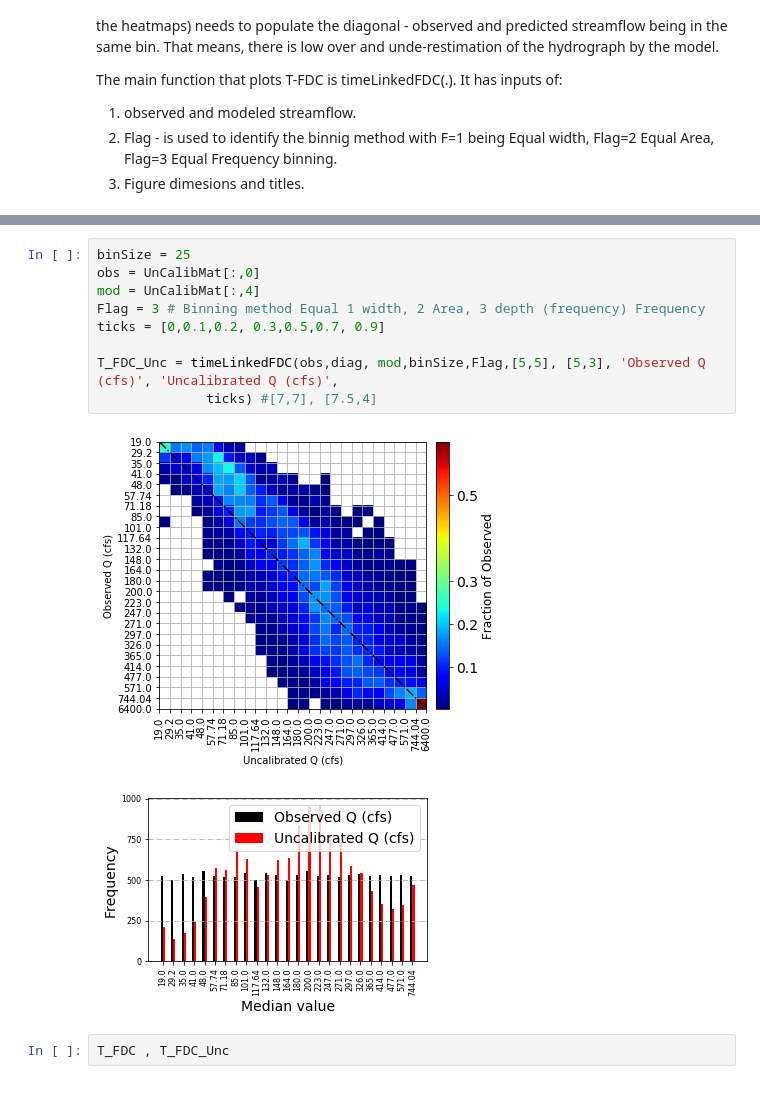
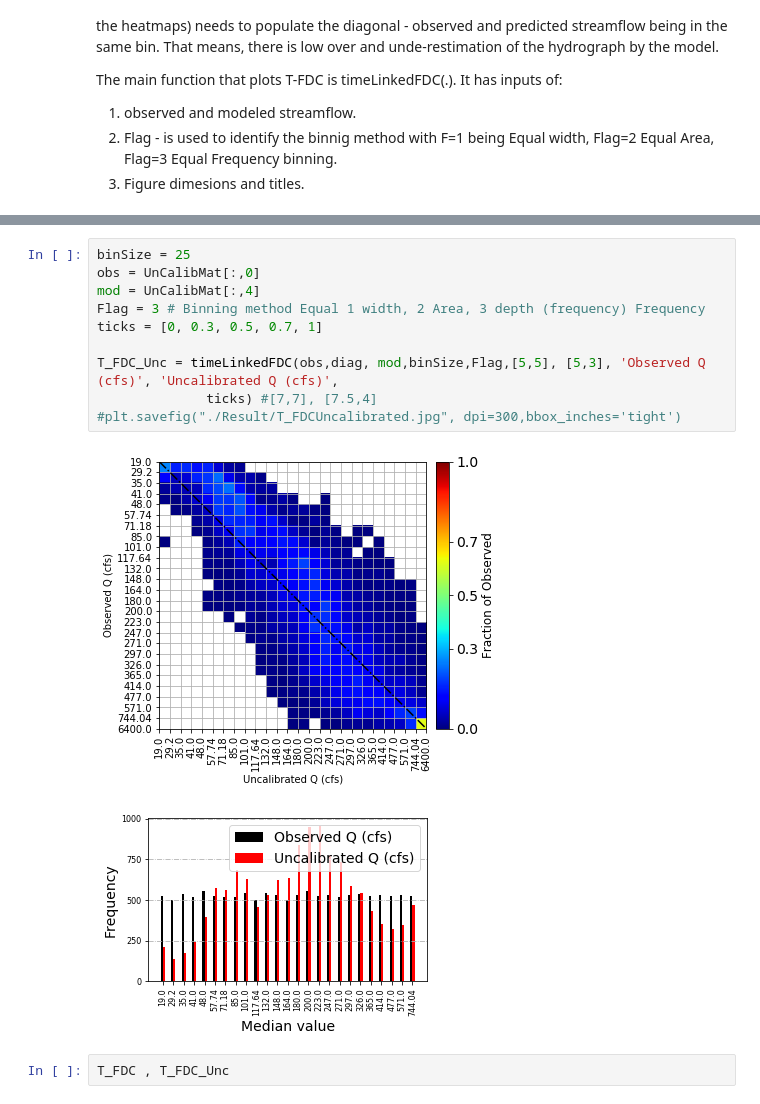
Before and after one commit to EMscience/HydroBench, a Jupyter notebook: Widgets_NHM_PRMS_Benchmarking.ipynb, the cells around one changed output, grey strips where cells are left out. Saved outputs shown, nothing was run; the diff lists cells and outputs as text.

```diff
--- a/Widgets_NHM_PRMS_Benchmarking.ipynb
+++ b/Widgets_NHM_PRMS_Benchmarking.ipynb
@@ -319,14 +319,15 @@ T_FDC = timeLinkedFDC(obs,diag, mod,binSize,Flag,[5,5], [5,3], 'Observed Q (cfs)
 # %%
 binSize = 25
 obs = UnCalibMat[:,0]
 mod = UnCalibMat[:,4]
 Flag = 3 # Binning method Equal 1 width, 2 Area, 3 depth (frequency) Frequency
-ticks = [0,0.1,0.2, 0.3,0.5,0.7, 0.9]
+ticks = [0, 0.3, 0.5, 0.7, 1]
 
 T_FDC_Unc = timeLinkedFDC(obs,diag, mod,binSize,Flag,[5,5], [5,3], 'Observed Q (cfs)', 'Uncalibrated Q (cfs)',
               ticks) #[7,7], [7.5,4]
+#plt.savefig("./Result/T_FDCUncalibrated.jpg", dpi=300,bbox_inches='tight')
 # %% [output]
-[figure, old version]
+[figure, new version]
 [figure]
 # %%
 T_FDC , T_FDC_Unc
```
Also changed, not shown: parts of 2 cells of this notebook, 10 other files.
